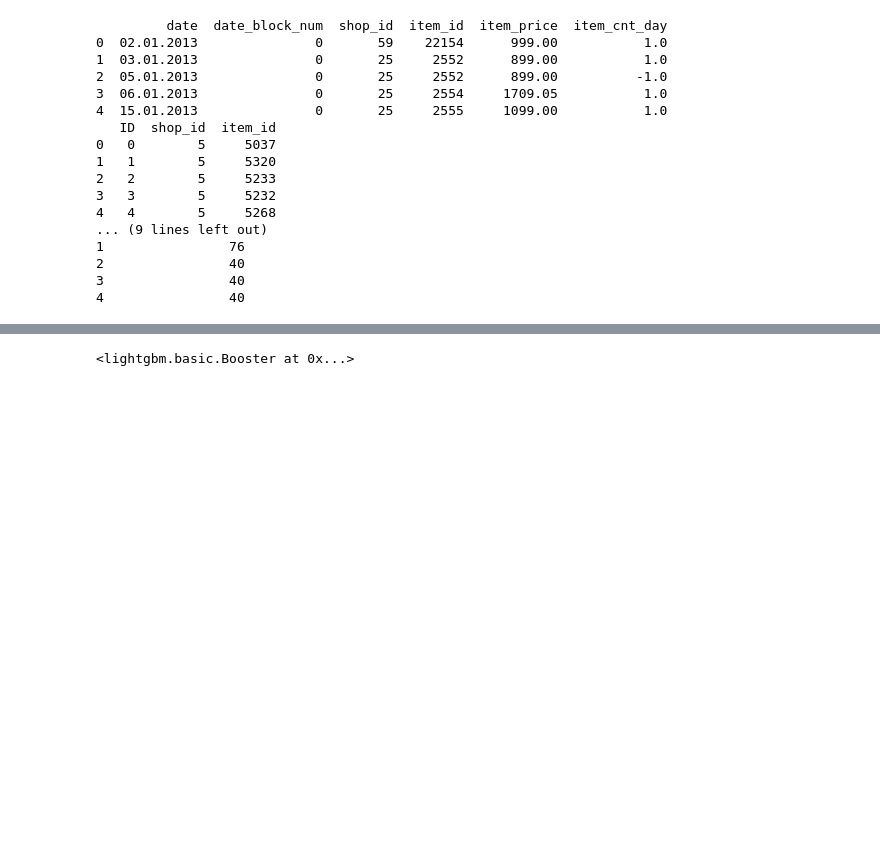
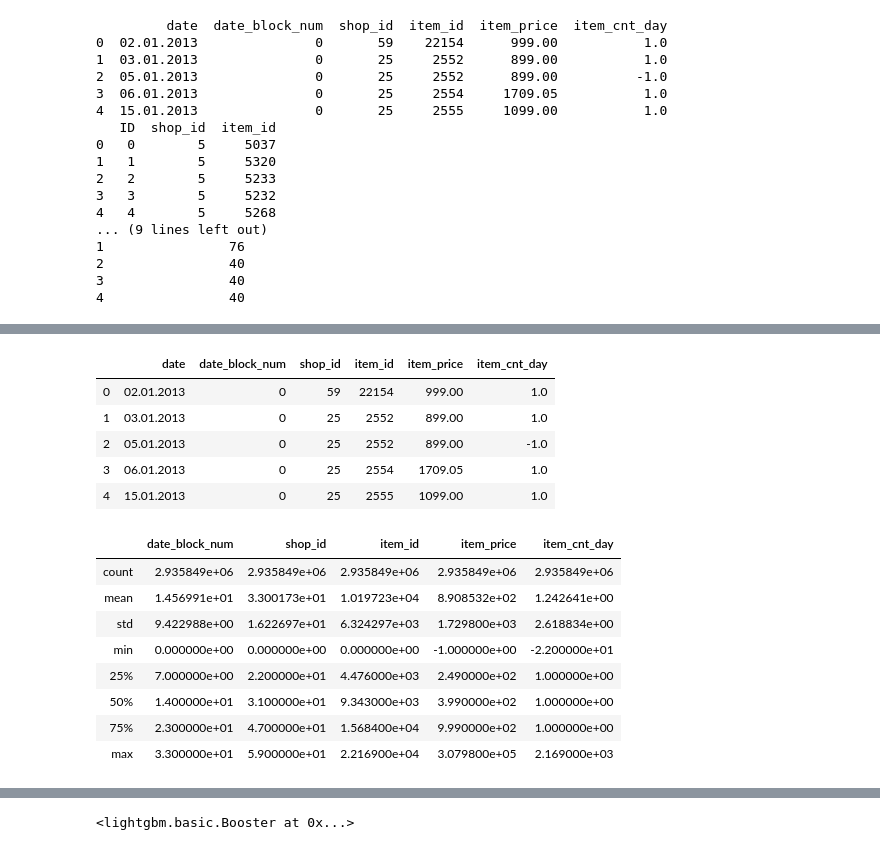
Before and after one commit to gowtham-prudhvi/PredictFutureSales, a Jupyter notebook: predict future sales.ipynb, the cells around one changed output, grey strips where cells are left out. Cells and saved outputs as stored; diff of their text form; code cells hidden in the pictures; blank space fills up the shorter version.

```diff
--- a/predict future sales.ipynb
+++ b/predict future sales.ipynb
@@ -30,7 +37,7 @@ def downcast_dtypes(df):
 # %%
-item_categories = pd.read_csv("../input/competitive-data-science-predict-future-sales/item_categories.csv")
-items = pd.read_csv("../input/competitive-data-science-predict-future-sales/items.csv")
-sales_train = pd.read_csv("../input/competitive-data-science-predict-future-sales/sales_train.csv")
-sample_submission = pd.read_csv("../input/competitive-data-science-predict-future-sales/sample_submission.csv")
-shops = pd.read_csv("../input/competitive-data-science-predict-future-sales/shops.csv")
-test = pd.read_csv("../input/competitive-data-science-predict-future-sales/test.csv")
+item_categories = pd.read_csv("item_categories.csv")
+items = pd.read_csv("items.csv")
+sales_train = pd.read_csv("sales_train.csv")
+sample_submission = pd.read_csv("sample_submission.csv")
+shops = pd.read_csv("shops.csv")
+test = pd.read_csv("test.csv")
@@ -58,0 +106,19 @@ print(items.head())
+# %%
+sales_train.head(5)
+sales_train.describe()
+# %% [output]
+|  | date | date_block_num | shop_id | item_id | item_price | item_cnt_day |
+| 0 | 02.01.2013 | 0 | 59 | 22154 | 999.00 | 1.0 |
+| 1 | 03.01.2013 | 0 | 25 | 2552 | 899.00 | 1.0 |
+| 2 | 05.01.2013 | 0 | 25 | 2552 | 899.00 | -1.0 |
+| 3 | 06.01.2013 | 0 | 25 | 2554 | 1709.05 | 1.0 |
+| 4 | 15.01.2013 | 0 | 25 | 2555 | 1099.00 | 1.0 |
+|  | date_block_num | shop_id | item_id | item_price | item_cnt_day |
+| count | 2.935849e+06 | 2.935849e+06 | 2.935849e+06 | 2.935849e+06 | 2.935849e+06 |
+| mean | 1.456991e+01 | 3.300173e+01 | 1.019723e+04 | 8.908532e+02 | 1.242641e+00 |
+| std | 9.422988e+00 | 1.622697e+01 | 6.324297e+03 | 1.729800e+03 | 2.618834e+00 |
+| min | 0.000000e+00 | 0.000000e+00 | 0.000000e+00 | -1.000000e+00 | -2.200000e+01 |
+| 25% | 7.000000e+00 | 2.200000e+01 | 4.476000e+03 | 2.490000e+02 | 1.000000e+00 |
+| 50% | 1.400000e+01 | 3.100000e+01 | 9.343000e+03 | 3.990000e+02 | 1.000000e+00 |
+| 75% | 2.300000e+01 | 4.700000e+01 | 1.568400e+04 | 9.990000e+02 | 1.000000e+00 |
+| max | 3.300000e+01 | 5.900000e+01 | 2.216900e+04 | 3.079800e+05 | 2.169000e+03 |
```
Also changed, not shown: parts of 34 cells of this notebook, 23 other files.
